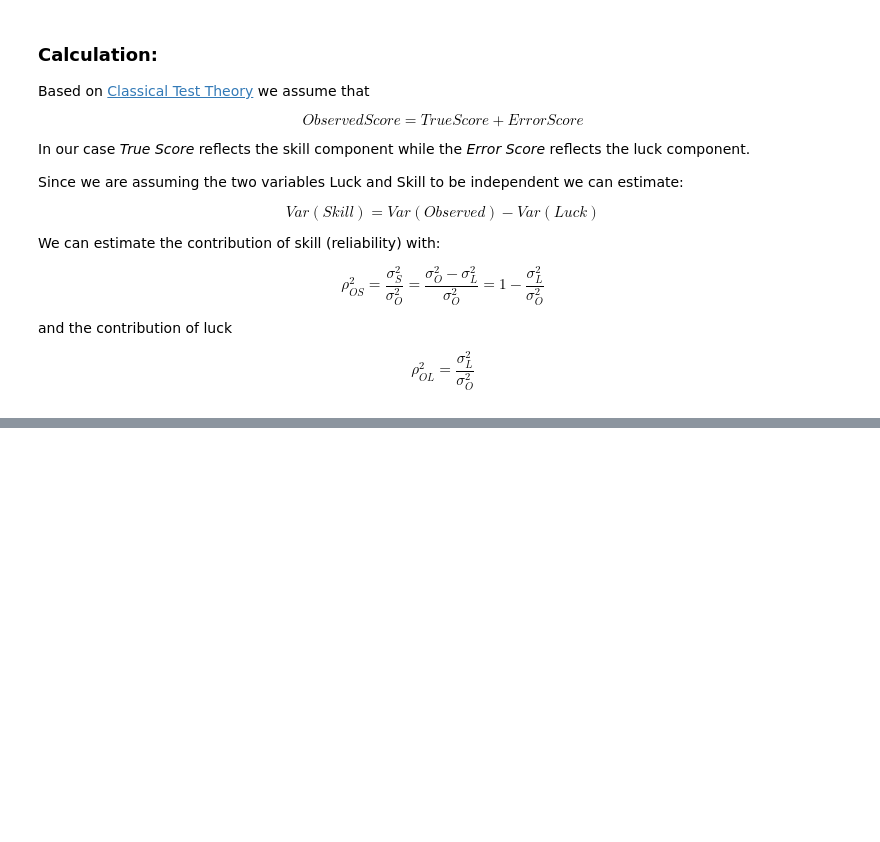
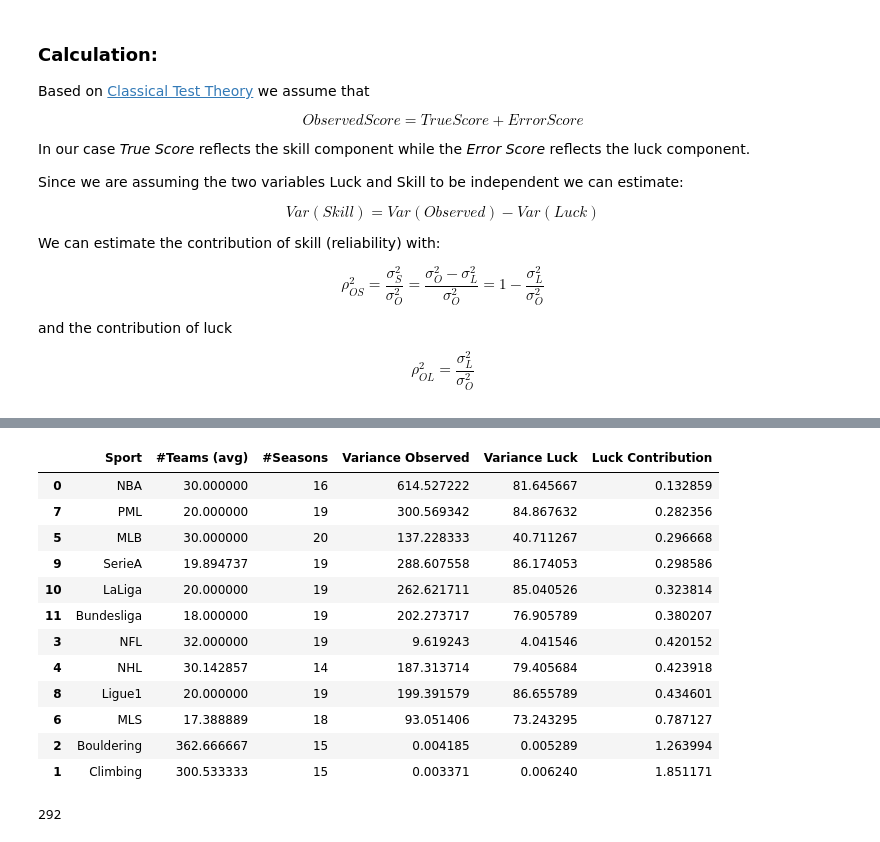
Before and after one commit to unicorne/luck_vs_skill, a Jupyter notebook: simulation_of_variance.ipynb, the cells around one changed output, grey strips where cells are left out. Cells and saved outputs as stored; diff of their text form; code cells hidden in the pictures; blank space fills up the shorter version.

```diff
--- a/simulation_of_variance.ipynb
+++ b/simulation_of_variance.ipynb
@@ -443,0 +466,17 @@ Bouldering:  0.0029957067049181203
+# %%
+results_df["Luck Contribution"] = results_df["Variance Luck"] / results_df["Variance Observed"]
+results_df.sort_values(by="Luck Contribution")
+# %% [output]
+|  | Sport | #Teams (avg) | #Seasons | Variance Observed | Variance Luck | Luck Contribution |
+| 0 | NBA | 30.000000 | 16 | 614.527222 | 81.645667 | 0.132859 |
+| 7 | PML | 20.000000 | 19 | 300.569342 | 84.867632 | 0.282356 |
+| 5 | MLB | 30.000000 | 20 | 137.228333 | 40.711267 | 0.296668 |
+| 9 | SerieA | 19.894737 | 19 | 288.607558 | 86.174053 | 0.298586 |
+| 10 | LaLiga | 20.000000 | 19 | 262.621711 | 85.040526 | 0.323814 |
+| 11 | Bundesliga | 18.000000 | 19 | 202.273717 | 76.905789 | 0.380207 |
+| 3 | NFL | 32.000000 | 19 | 9.619243 | 4.041546 | 0.420152 |
+| 4 | NHL | 30.142857 | 14 | 187.313714 | 79.405684 | 0.423918 |
+| 8 | Ligue1 | 20.000000 | 19 | 199.391579 | 86.655789 | 0.434601 |
+| 6 | MLS | 17.388889 | 18 | 93.051406 | 73.243295 | 0.787127 |
+| 2 | Bouldering | 362.666667 | 15 | 0.004185 | 0.005289 | 1.263994 |
+| 1 | Climbing | 300.533333 | 15 | 0.003371 | 0.006240 | 1.851171 |
@@ -443,0 +486,4 @@ Bouldering:  0.0029957067049181203
+# %%
+len(wins)
+# %% [output]
+292
```
Also changed, not shown: parts of 9 cells of this notebook, 3 other files.
